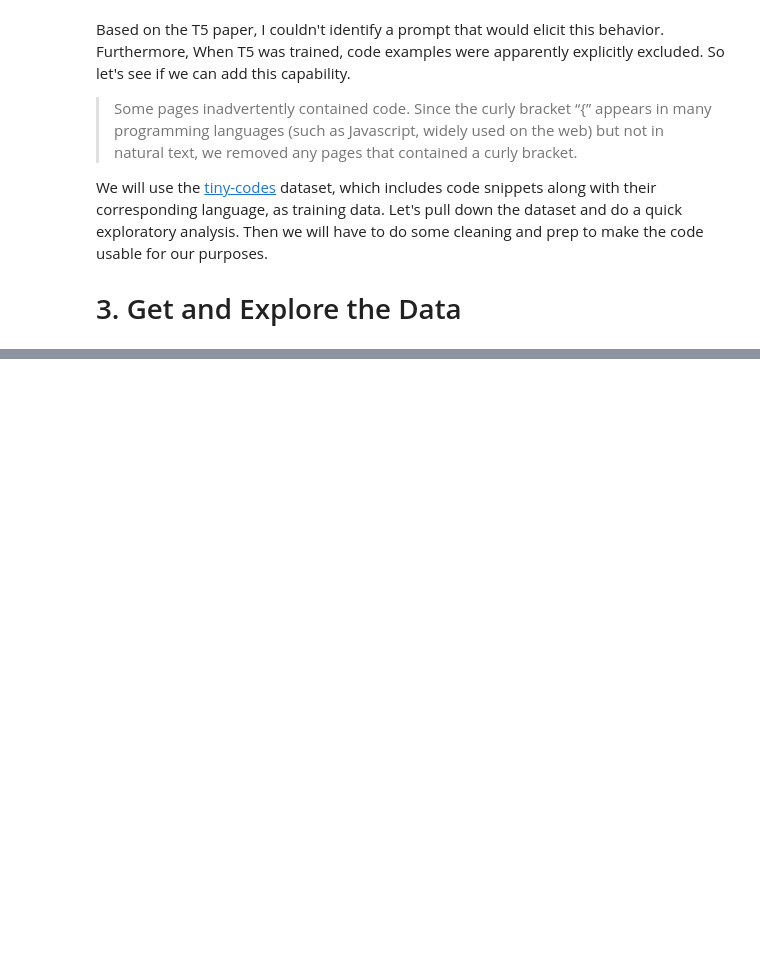
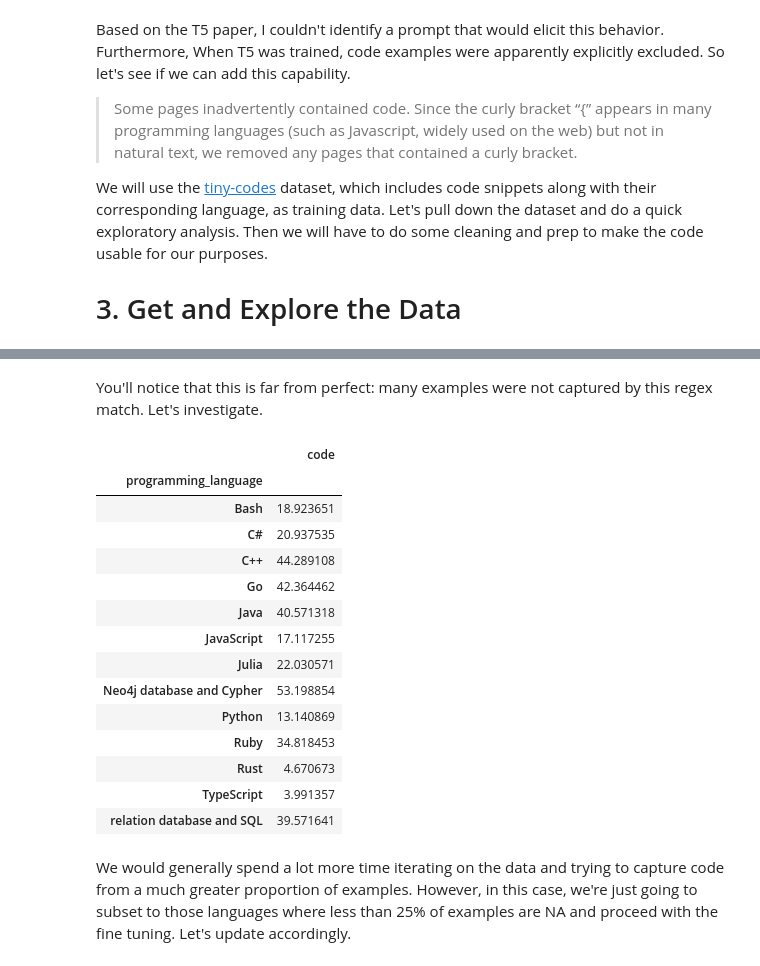
Before and after one commit to djliden/notebooks, a Jupyter notebook: 1. T5-Small on Single GPU.ipynb, the cells around one changed output, grey strips where cells are left out. Saved outputs shown, nothing was run; the diff lists cells and outputs as text; code cells hidden in the pictures; blank space fills up the shorter version.

```diff
--- a/1. T5-Small on Single GPU.ipynb
+++ b/1. T5-Small on Single GPU.ipynb
@@ -128,0 +179,29 @@ plt.show()
+# %% [markdown]
+You'll notice that this is far from perfect: many examples were not captured by this regex match. Let's investigate.
+# %%
+import pandas as pd
+
+# Calculate the percentage of NA for each programming language in data_test
+na_percent = data_test.groupby("programming_language")["code"].apply(lambda x: x.isna().mean() * 100)
+
+# Display the percentage in a dataframe
+na_percent_df = pd.DataFrame(na_percent)
+na_percent_df
+# %% [output]
+|  | code |
+| programming_language |  |
+| Bash | 18.923651 |
+| C# | 20.937535 |
+| C++ | 44.289108 |
+| Go | 42.364462 |
+| Java | 40.571318 |
+| JavaScript | 17.117255 |
+| Julia | 22.030571 |
+| Neo4j database and Cypher | 53.198854 |
+| Python | 13.140869 |
+| Ruby | 34.818453 |
+| Rust | 4.670673 |
+| TypeScript | 3.991357 |
+| relation database and SQL | 39.571641 |
+# %% [markdown]
+We would generally spend a lot more time iterating on the data and trying to capture code from a much greater proportion of examples. However, in this case, we're just going to subset to those languages where less than 25% of examples are NA and proceed with the fine tuning. Let's update accordingly.
```
Also changed, not shown: parts of 10 cells of this notebook, 1 other file.
